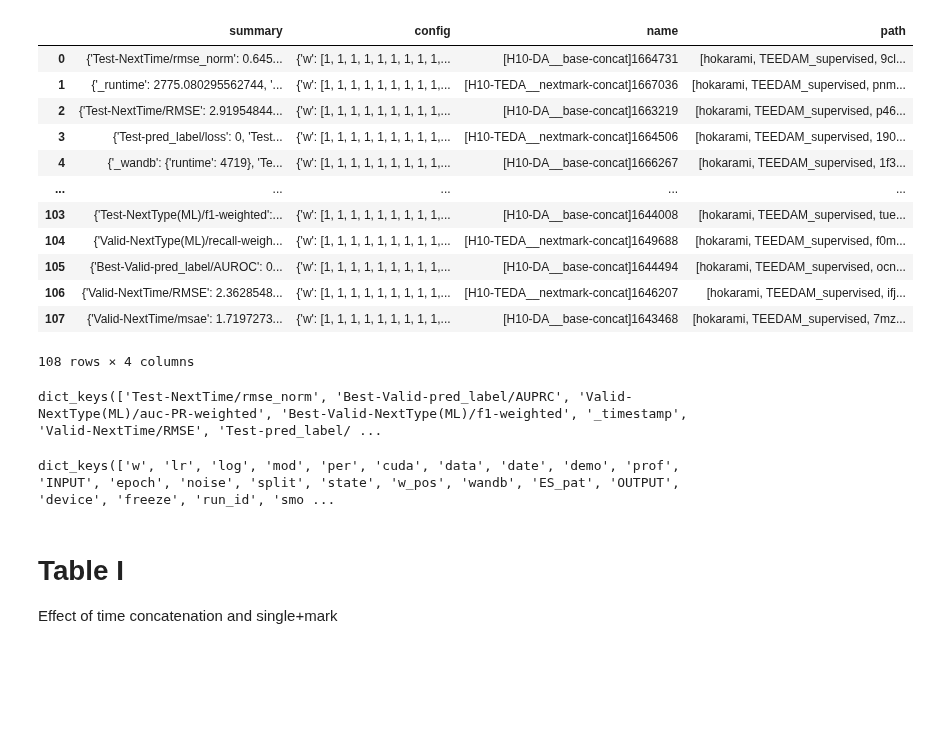
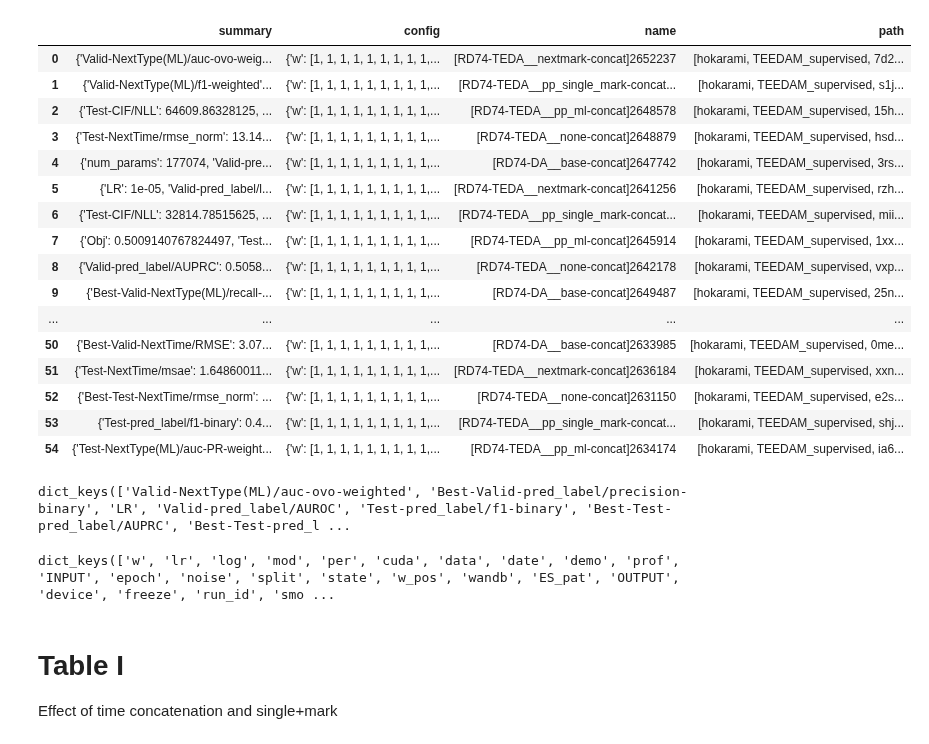
Before and after one commit to hojjatkarami/tedam2, a Jupyter notebook: jup_res.ipynb, the cells around one changed output. Cells and saved outputs as stored; diff of their text form; code cells hidden in the pictures; blank space fills up the shorter version.

```diff
--- a/jup_res.ipynb
+++ b/jup_res.ipynb
@@ -73,7 +73,7 @@ def dl_runs(all_runs, selected_tag=None):
 # runs_df = runs_df[q]
 
 
-runs_df = dl_runs(runs, selected_tag='H20')
+runs_df = dl_runs(runs, selected_tag='RD74-table')
 
 runs_df
 runs_df.iloc[0].summary.keys()
@@ -82,17 +83,21 @@ runs_df.iloc[0].config.keys()
 |  | summary | config | name | path |
-| 0 | {'Test-NextTime/rmse_norm': 0.645... | {'w': [1, 1, 1, 1, 1, 1, 1, 1, 1,... | [H10-DA__base-concat]1664731 | [hokarami, TEEDAM_supervised, 9cl... |
-| 1 | {'_runtime': 2775.080295562744, '... | {'w': [1, 1, 1, 1, 1, 1, 1, 1, 1,... | [H10-TEDA__nextmark-concat]1667036 | [hokarami, TEEDAM_supervised, pnm... |
-| 2 | {'Test-NextTime/RMSE': 2.91954844... | {'w': [1, 1, 1, 1, 1, 1, 1, 1, 1,... | [H10-DA__base-concat]1663219 | [hokarami, TEEDAM_supervised, p46... |
-| 3 | {'Test-pred_label/loss': 0, 'Test... | {'w': [1, 1, 1, 1, 1, 1, 1, 1, 1,... | [H10-TEDA__nextmark-concat]1664506 | [hokarami, TEEDAM_supervised, 190... |
-| 4 | {'_wandb': {'runtime': 4719}, 'Te... | {'w': [1, 1, 1, 1, 1, 1, 1, 1, 1,... | [H10-DA__base-concat]1666267 | [hokarami, TEEDAM_supervised, 1f3... |
+| 0 | {'Valid-NextType(ML)/auc-ovo-weig... | {'w': [1, 1, 1, 1, 1, 1, 1, 1, 1,... | [RD74-TEDA__nextmark-concat]2652237 | [hokarami, TEEDAM_supervised, 7d2... |
+| 1 | {'Valid-NextType(ML)/f1-weighted'... | {'w': [1, 1, 1, 1, 1, 1, 1, 1, 1,... | [RD74-TEDA__pp_single_mark-concat... | [hokarami, TEEDAM_supervised, s1j... |
+| 2 | {'Test-CIF/NLL': 64609.86328125, ... | {'w': [1, 1, 1, 1, 1, 1, 1, 1, 1,... | [RD74-TEDA__pp_ml-concat]2648578 | [hokarami, TEEDAM_supervised, 15h... |
+| 3 | {'Test-NextTime/rmse_norm': 13.14... | {'w': [1, 1, 1, 1, 1, 1, 1, 1, 1,... | [RD74-TEDA__none-concat]2648879 | [hokarami, TEEDAM_supervised, hsd... |
+| 4 | {'num_params': 177074, 'Valid-pre... | {'w': [1, 1, 1, 1, 1, 1, 1, 1, 1,... | [RD74-DA__base-concat]2647742 | [hokarami, TEEDAM_supervised, 3rs... |
+| 5 | {'LR': 1e-05, 'Valid-pred_label/l... | {'w': [1, 1, 1, 1, 1, 1, 1, 1, 1,... | [RD74-TEDA__nextmark-concat]2641256 | [hokarami, TEEDAM_supervised, rzh... |
+| 6 | {'Test-CIF/NLL': 32814.78515625, ... | {'w': [1, 1, 1, 1, 1, 1, 1, 1, 1,... | [RD74-TEDA__pp_single_mark-concat... | [hokarami, TEEDAM_supervised, mii... |
+| 7 | {'Obj': 0.5009140767824497, 'Test... | {'w': [1, 1, 1, 1, 1, 1, 1, 1, 1,... | [RD74-TEDA__pp_ml-concat]2645914 | [hokarami, TEEDAM_supervised, 1xx... |
+| 8 | {'Valid-pred_label/AUPRC': 0.5058... | {'w': [1, 1, 1, 1, 1, 1, 1, 1, 1,... | [RD74-TEDA__none-concat]2642178 | [hokarami, TEEDAM_supervised, vxp... |
+| 9 | {'Best-Valid-NextType(ML)/recall-... | {'w': [1, 1, 1, 1, 1, 1, 1, 1, 1,... | [RD74-DA__base-concat]2649487 | [hokarami, TEEDAM_supervised, 25n... |
 | ... | ... | ... | ... | ... |
-| 103 | {'Test-NextType(ML)/f1-weighted':... | {'w': [1, 1, 1, 1, 1, 1, 1, 1, 1,... | [H10-DA__base-concat]1644008 | [hokarami, TEEDAM_supervised, tue... |
-| 104 | {'Valid-NextType(ML)/recall-weigh... | {'w': [1, 1, 1, 1, 1, 1, 1, 1, 1,... | [H10-TEDA__nextmark-concat]1649688 | [hokarami, TEEDAM_supervised, f0m... |
-| 105 | {'Best-Valid-pred_label/AUROC': 0... | {'w': [1, 1, 1, 1, 1, 1, 1, 1, 1,... | [H10-DA__base-concat]1644494 | [hokarami, TEEDAM_supervised, ocn... |
-| 106 | {'Valid-NextTime/RMSE': 2.3628548... | {'w': [1, 1, 1, 1, 1, 1, 1, 1, 1,... | [H10-TEDA__nextmark-concat]1646207 | [hokarami, TEEDAM_supervised, ifj... |
-| 107 | {'Valid-NextTime/msae': 1.7197273... | {'w': [1, 1, 1, 1, 1, 1, 1, 1, 1,... | [H10-DA__base-concat]1643468 | [hokarami, TEEDAM_supervised, 7mz... |
+| 50 | {'Best-Valid-NextTime/RMSE': 3.07... | {'w': [1, 1, 1, 1, 1, 1, 1, 1, 1,... | [RD74-DA__base-concat]2633985 | [hokarami, TEEDAM_supervised, 0me... |
+| 51 | {'Test-NextTime/msae': 1.64860011... | {'w': [1, 1, 1, 1, 1, 1, 1, 1, 1,... | [RD74-TEDA__nextmark-concat]2636184 | [hokarami, TEEDAM_supervised, xxn... |
+| 52 | {'Best-Test-NextTime/rmse_norm': ... | {'w': [1, 1, 1, 1, 1, 1, 1, 1, 1,... | [RD74-TEDA__none-concat]2631150 | [hokarami, TEEDAM_supervised, e2s... |
+| 53 | {'Test-pred_label/f1-binary': 0.4... | {'w': [1, 1, 1, 1, 1, 1, 1, 1, 1,... | [RD74-TEDA__pp_single_mark-concat... | [hokarami, TEEDAM_supervised, shj... |
+| 54 | {'Test-NextType(ML)/auc-PR-weight... | {'w': [1, 1, 1, 1, 1, 1, 1, 1, 1,... | [RD74-TEDA__pp_ml-concat]2634174 | [hokarami, TEEDAM_supervised, ia6... |
-108 rows × 4 columns
-dict_keys(['Test-NextTime/rmse_norm', 'Best-Valid-pred_label/AUPRC', 'Valid-NextType(ML)/auc-PR-weighted', 'Best-Valid-NextType(ML)/f1-weighted', '_timestamp', 'Valid-NextTime/RMSE', 'Test-pred_label/ ...
+dict_keys(['Valid-NextType(ML)/auc-ovo-weighted', 'Best-Valid-pred_label/precision-binary', 'LR', 'Valid-pred_label/AUROC', 'Test-pred_label/f1-binary', 'Best-Test-pred_label/AUPRC', 'Best-Test-pred_l ...
 dict_keys(['w', 'lr', 'log', 'mod', 'per', 'cuda', 'data', 'date', 'demo', 'prof', 'INPUT', 'epoch', 'noise', 'split', 'state', 'w_pos', 'wandb', 'ES_pat', 'OUTPUT', 'device', 'freeze', 'run_id', 'smo ...
 # %% [markdown]
 # Table I
```
Also changed, not shown: parts of 5 cells of this notebook, 1 other file.
